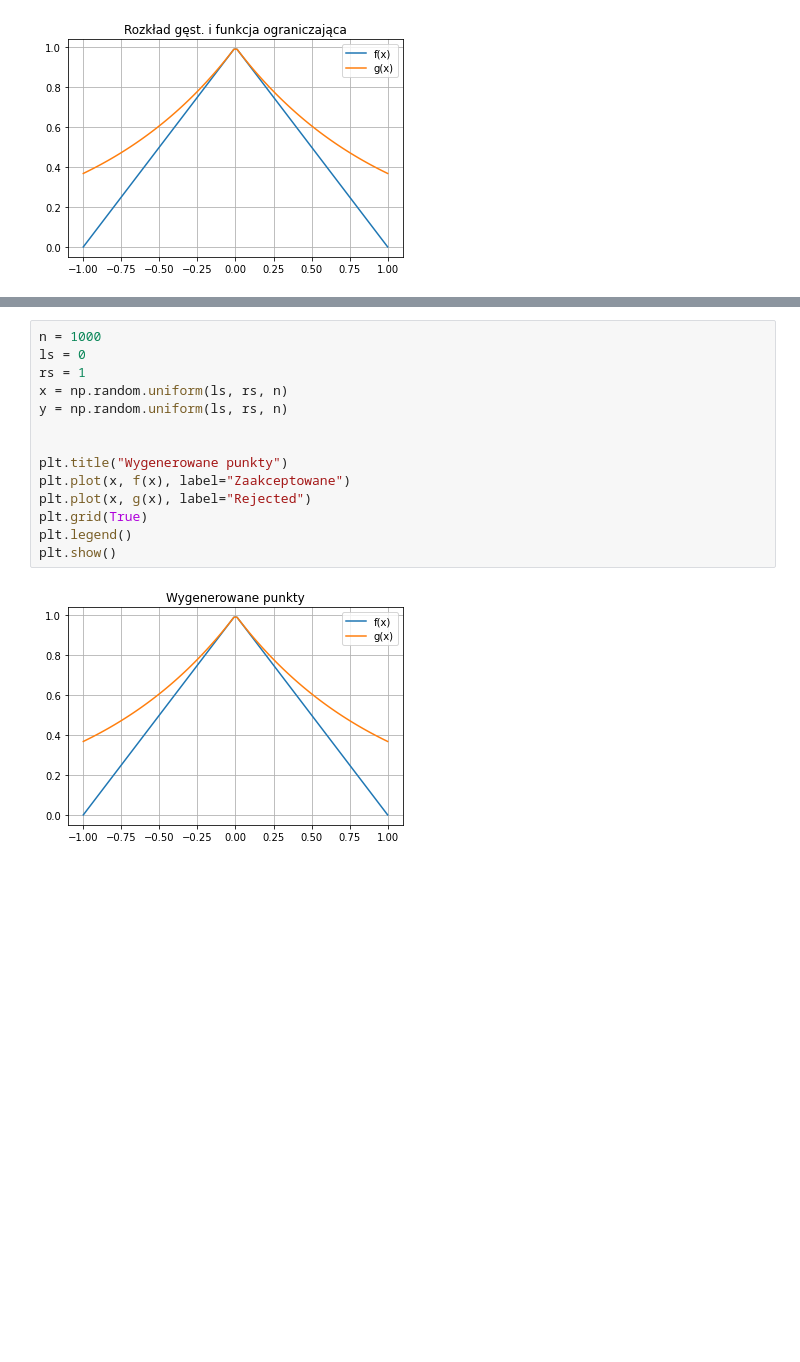
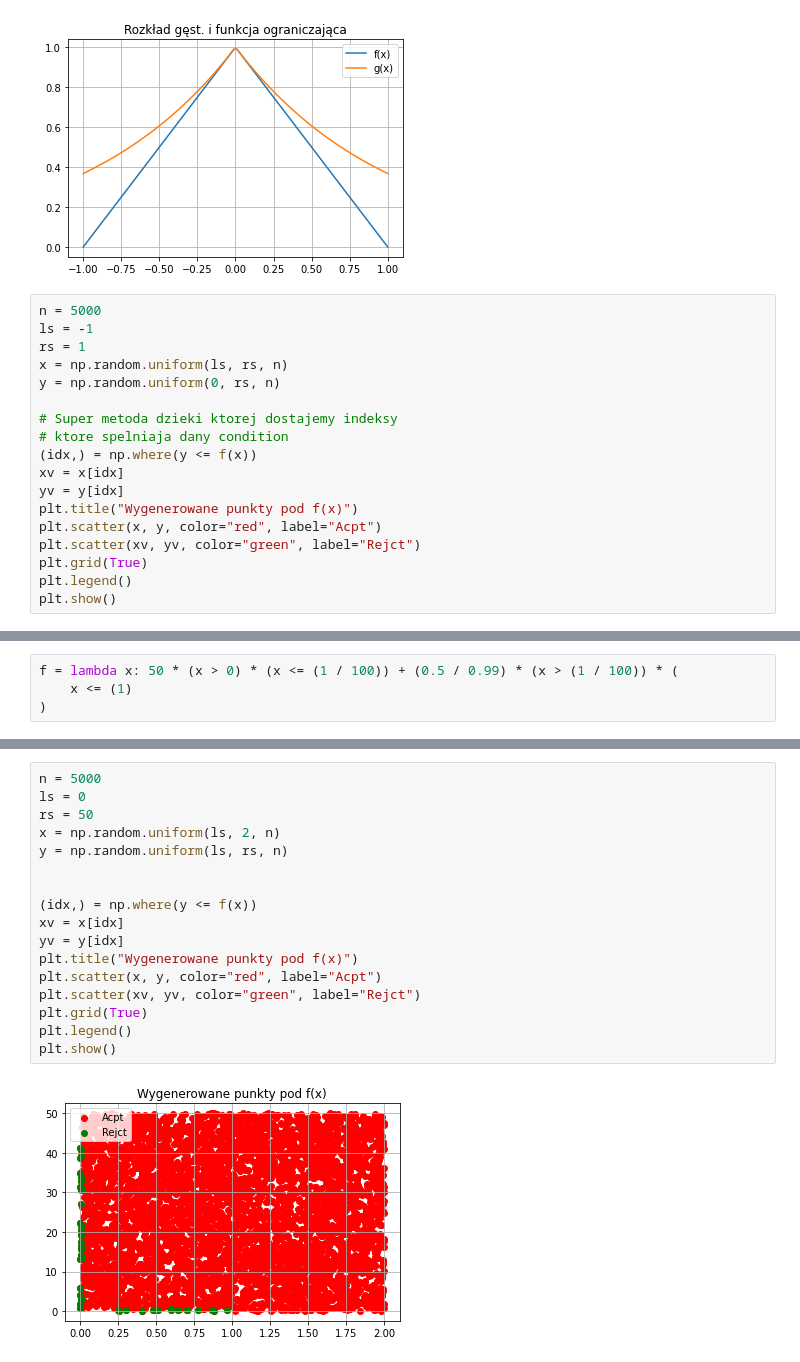
Before and after one commit to John15321/iims, a Jupyter notebook: lab0.ipynb, the cells around one changed output, grey strips where cells are left out. Saved outputs shown, nothing was run; the diff lists cells and outputs as text; blank space fills up the shorter version.

```diff
--- a/lab0.ipynb
+++ b/lab0.ipynb
@@ -520,3 +524,21 @@ plt.legend()
 plt.show()
 # %% [output]
 [figure]
+# %%
+n = 5000
+ls = -1
+rs = 1
+x = np.random.uniform(ls, rs, n)
+y = np.random.uniform(0, rs, n)
+
+# Super metoda dzieki ktorej dostajemy indeksy
+# ktore spelniaja dany condition
+(idx,) = np.where(y <= f(x))
+xv = x[idx]
+yv = y[idx]
+plt.title("Wygenerowane punkty pod f(x)")
+plt.scatter(x, y, color="red", label="Acpt")
+plt.scatter(xv, yv, color="green", label="Rejct")
+plt.grid(True)
+plt.legend()
+plt.show()
@@ -522,0 +558,4 @@ plt.show()
+# %%
+f = lambda x: 50 * (x > 0) * (x <= (1 / 100)) + (0.5 / 0.99) * (x > (1 / 100)) * (
+    x <= (1)
+)
@@ -523,16 +569,19 @@ plt.show()
 # %%
-n = 1000
+n = 5000
 ls = 0
-rs = 1
-x = np.random.uniform(ls, rs, n)
+rs = 50
+x = np.random.uniform(ls, 2, n)
 y = np.random.uniform(ls, rs, n)
 
 
-plt.title("Wygenerowane punkty")
-plt.plot(x, f(x), label="Zaakceptowane")
-plt.plot(x, g(x), label="Rejected")
+(idx,) = np.where(y <= f(x))
+xv = x[idx]
+yv = y[idx]
+plt.title("Wygenerowane punkty pod f(x)")
+plt.scatter(x, y, color="red", label="Acpt")
+plt.scatter(xv, yv, color="green", label="Rejct")
 plt.grid(True)
 plt.legend()
 plt.show()
 # %% [output]
-[figure, old version]
+[figure, new version]
```
Also changed, not shown: parts of 28 cells of this notebook, 1 other file.
